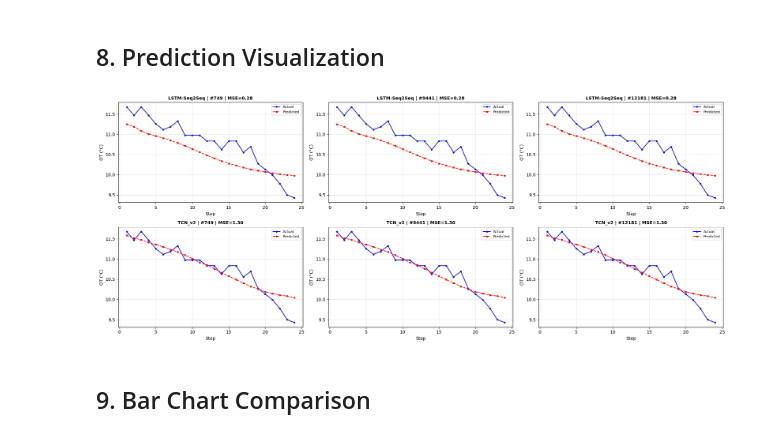
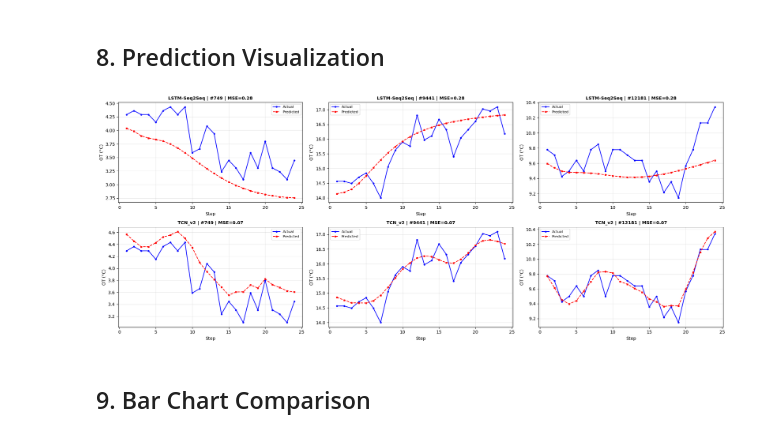
Before and after one commit to RyezenKaito/ETTmForecasting, a Jupyter notebook: PhanPhungVu_PhamLeKhanhAn_Report35.ipynb, the cells around one changed output. Saved outputs shown, nothing was run; the diff lists cells and outputs as text; code cells hidden in the pictures.

```diff
--- a/PhanPhungVu_PhamLeKhanhAn_Report35.ipynb
+++ b/PhanPhungVu_PhamLeKhanhAn_Report35.ipynb
@@ -520,6 +534,6 @@ Seq2Seq params: 404,097
 # %%
 seq2seq_results = train_model(
     seq2seq_model, train_loader, val_loader, seq2seq_opt, seq2seq_sched,
-    epochs=EPOCHS, patience=PATIENCE, model_name='Seq2Seq', save_path='best_seq2seq_v9.pth',
+    epochs=EPOCHS, patience=PATIENCE, model_name='Seq2Seq', save_path='results/best_seq2seq_v9.pth',
     pred_fn=seq2seq_pred_fn, device=device)
 # %% [output]
@@ -610,11 +624,12 @@ def tcn_pred_fn(model, Xb, Yb):
 # %% [markdown]
 ### Hyperparameter
 # %%
-TCN_LR = 5E-4
+TCN_LR = 5E-3
 TCN_WEIGHT = 1E-3
 TCN_ETA_MIN = 1E-6
 TCN_DROP_OUT = 0.3
 TCN_KERNEL_SIZE = 7
+TCN_PATIENCE = 10
 TCN_CHANELS = [32, 64, 128, 128, 256]
 
 num_channels_tcn = TCN_CHANELS
@@ -639,6 +654,6 @@ TCN params: 1,241,680
 # %%
 tcn_results = train_model(
     tcn_model, train_loader, val_loader, tcn_opt, tcn_sched,
-    epochs=EPOCHS, patience=PATIENCE, model_name='TCN', save_path='best_tcn_v9.pth',
+    epochs=EPOCHS, patience=TCN_PATIENCE, model_name='TCN', save_path='results/best_tcn_v9.pth',
     pred_fn=tcn_pred_fn, device=device)
 # %% [output]
@@ -665,7 +680,6 @@ Best Val (TCN): 0.008629 at epoch 78 | 5332s
 def evaluate(model, loader, pred_fn):
     model.eval()
     preds, trues = [], []
-
     with torch.no_grad():
         for Xb, Yb in loader:
             Xb, Yb = Xb.to(device), Yb.to(device)
@@ -677,8 +691,12 @@ def evaluate(model, loader, pred_fn):
             trues.append(inverse_target(y_true.cpu().numpy(), scaler, target_index))
 
     return np.concatenate(preds), np.concatenate(trues)
-
-
+def tcn_pred_fn(model, Xb, Yb):
+    reorder = [0, 1, 2, 3, 4, 8, 9, 10, 11, 5, 6, 7]
+    Xb_reordered = Xb[:, :, reorder]
+    Yb_reordered = Yb[:, :, reorder]
+    f_cov = Yb_reordered[:, -pred_len:, -N_COVARIATE:]
+    return model(Xb_reordered, future_features=f_cov)
 def load_model_weights(model, path, device):
     checkpoint = torch.load(path, map_location=device, weights_only=False)
 
@@ -693,10 +711,9 @@ def load_model_weights(model, path, device):
     model.eval()
     return model
 
-
 # Load model đã train
-seq2seq_model = load_model_weights(seq2seq_model, "G:\\Code\\Deep Learning\\ETTForecasting\\models\\best_seq2seq_v9_last_checkpoint.pth", device)
-tcn_model = load_model_weights(tcn_model, "G:\\Code\\Deep Learning\\ETTForecasting\\models\\best_tcn_v9_last_checkpoint.pth", device)
+seq2seq_model = load_model_weights(seq2seq_model, "models/best_seq2seq_v9_last_checkpoint.pth", device)
+tcn_model = load_model_weights(tcn_model, "models/best_tcn_v9_last_checkpoint.pth", device)
 
 # Evaluate
 seq2seq_preds, seq2seq_trues = evaluate(seq2seq_model, test_loader, seq2seq_pred_fn)
@@ -769,29 +851,29 @@ NameError: name 'seq2seq_results' is not defined
 # %%
 # ═══════════════════════════════════════════════════════════════
 # PREDICTIONS VS ACTUAL
 # ═══════════════════════════════════════════════════════════════
 np.random.seed(42)
 sample_idx = sorted(np.random.choice(len(seq2seq_preds), 3, replace=False))
 
 fig, axes = plt.subplots(2, 3, figsize=(20, 8))
 models = [('LSTM-Seq2Seq', seq2seq_preds, seq2seq_trues),
           ('TCN_v2', tcn_preds, tcn_trues)]
 
 for row, (name, preds, trues) in enumerate(models):
     for col, idx in enumerate(sample_idx):
         ax = axes[row, col]
         steps = range(1, pred_len + 1)
-        ax.plot(steps, trues[4575], 'b-o', label='Actual', markersize=3, linewidth=1.5)
-        ax.plot(steps, preds[4575], 'r--s', label='Predicted', markersize=3, linewidth=1.5)
+        ax.plot(steps, trues[idx], 'b-o', label='Actual', markersize=3, linewidth=1.5)
+        ax.plot(steps, preds[idx], 'r--s', label='Predicted', markersize=3, linewidth=1.5)
         mse_i = np.mean((preds[0] - trues[0])**2)
         ax.set_title(f'{name} | #{idx} | MSE={mse_i:.2f}', fontweight='bold', fontsize=10)
         ax.set_xlabel('Step'); ax.set_ylabel('OT (°C)')
         ax.legend(fontsize=8); ax.grid(True, alpha=0.3)
 plt.tight_layout()
 plt.savefig('.../results/predictions.png', dpi=150, bbox_inches='tight')
 plt.show()
 # %% [output]
-[figure, old version]
+[figure, new version]
 # %% [markdown]
 ## 9. Bar Chart Comparison
 # %%
```
Also changed, not shown: parts of 10 cells of this notebook, 28 other files.
